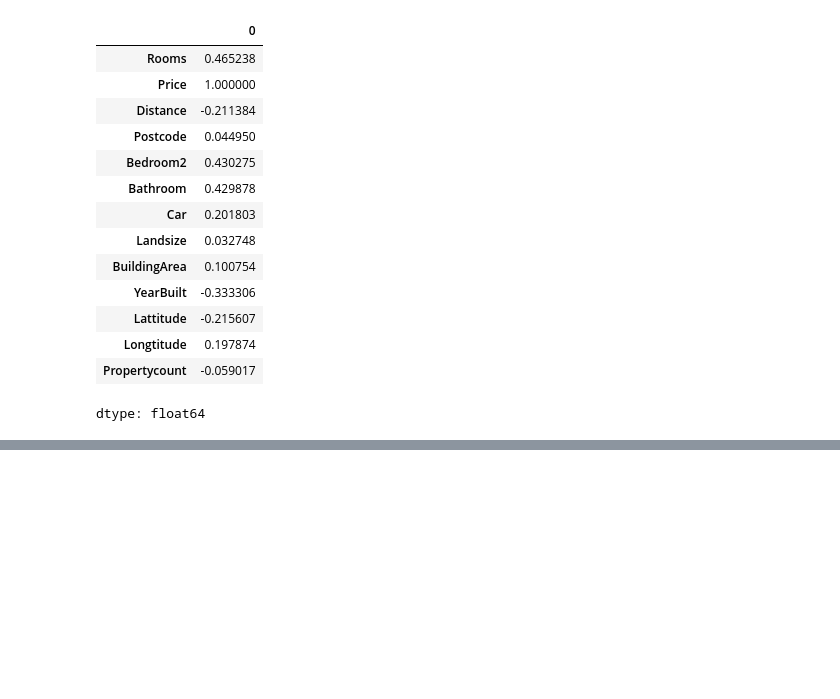
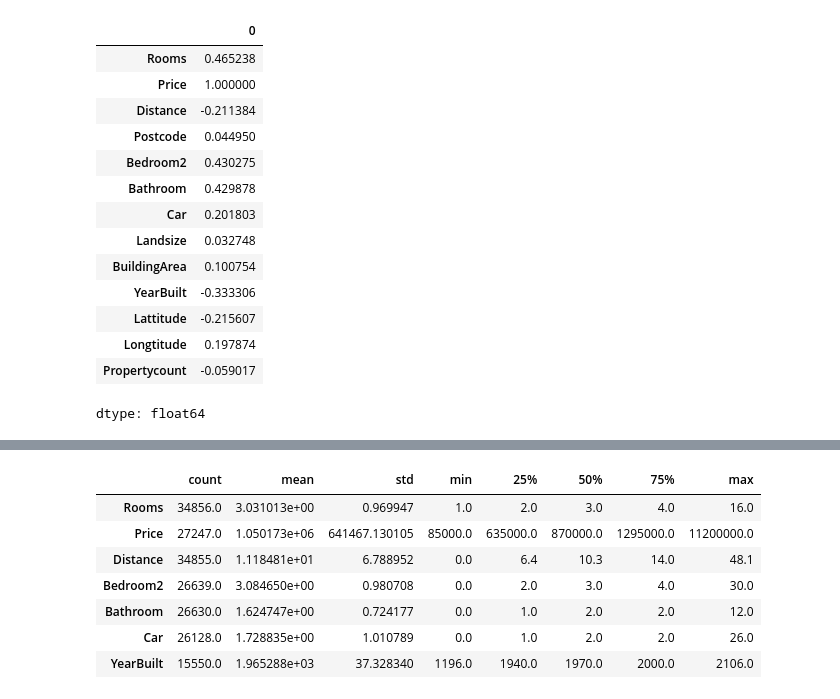
Before and after one commit to Rabiul-ds/Melbourne-housing-market-price-prediction, a Jupyter notebook: DA_Assignment.ipynb, the cells around one changed output, grey strips where cells are left out. Drawn from its saved outputs; the diff is of its cells as text; code cells hidden in the pictures; blank space fills up the shorter version.

```diff
--- a/DA_Assignment.ipynb
+++ b/DA_Assignment.ipynb
@@ -88,0 +107,12 @@ df.drop(columns=["Postcode", "Landsize", "BuildingArea",
+# %%
+# Summary Statistics
+df.describe().T
+# %% [output]
+|  | count | mean | std | min | 25% | 50% | 75% | max |
+| Rooms | 34856.0 | 3.031013e+00 | 0.969947 | 1.0 | 2.0 | 3.0 | 4.0 | 16.0 |
+| Price | 27247.0 | 1.050173e+06 | 641467.130105 | 85000.0 | 635000.0 | 870000.0 | 1295000.0 | 11200000.0 |
+| Distance | 34855.0 | 1.118481e+01 | 6.788952 | 0.0 | 6.4 | 10.3 | 14.0 | 48.1 |
+| Bedroom2 | 26639.0 | 3.084650e+00 | 0.980708 | 0.0 | 2.0 | 3.0 | 4.0 | 30.0 |
+| Bathroom | 26630.0 | 1.624747e+00 | 0.724177 | 0.0 | 1.0 | 2.0 | 2.0 | 12.0 |
+| Car | 26128.0 | 1.728835e+00 | 1.010789 | 0.0 | 1.0 | 2.0 | 2.0 | 26.0 |
+| YearBuilt | 15550.0 | 1.965288e+03 | 37.328340 | 1196.0 | 1940.0 | 1970.0 | 2000.0 | 2106.0 |
```
Also changed, not shown: parts of 4 cells of this notebook.
